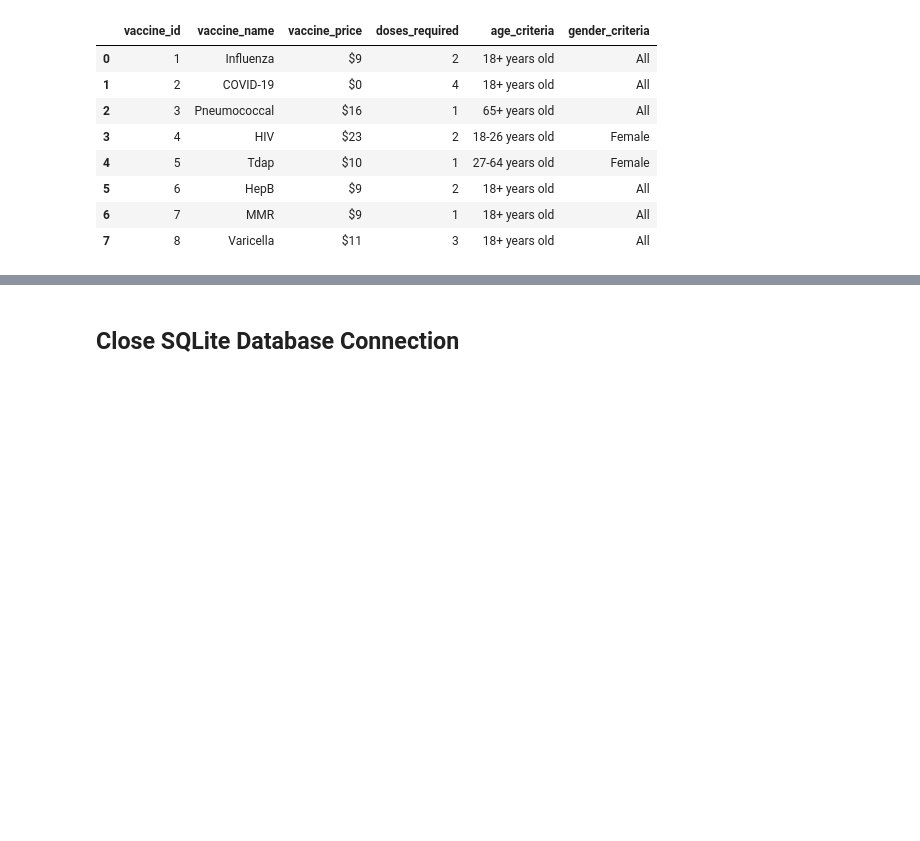
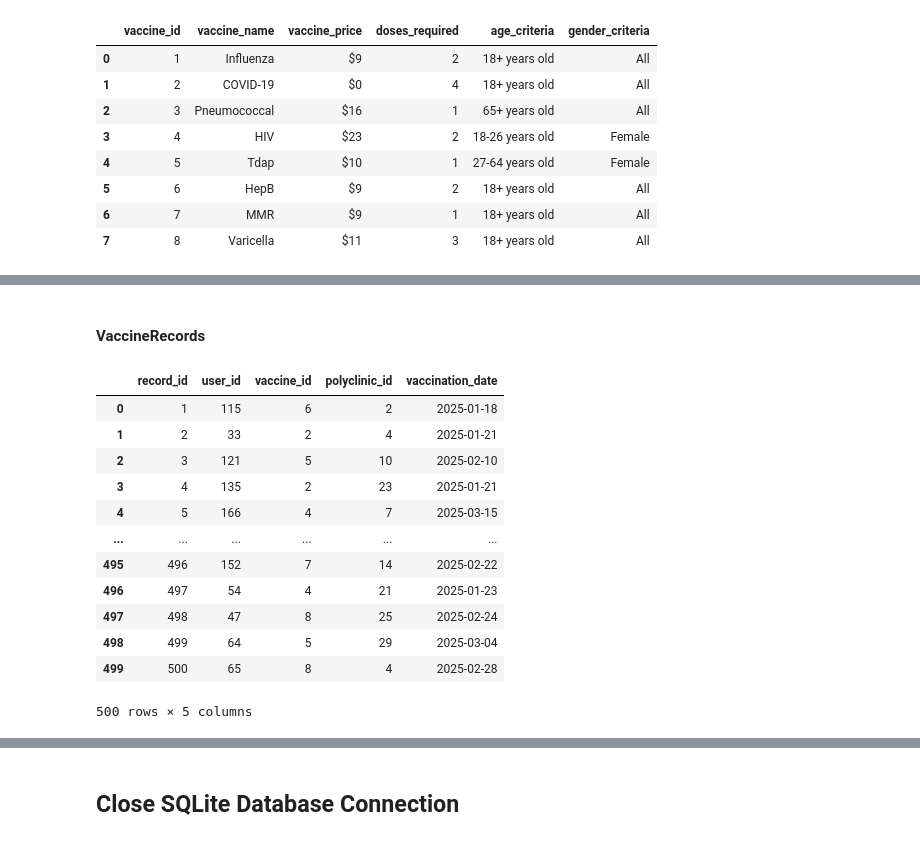
Before and after one commit to 0Upjh80d/agents, a Jupyter notebook: notebooks/query_database.ipynb, the cells around one changed output, grey strips where cells are left out. Cells and saved outputs as stored; diff of their text form; code cells hidden in the pictures; blank space fills up the shorter version.

```diff
--- a/notebooks/query_database.ipynb
+++ b/notebooks/query_database.ipynb
@@ -36,0 +189,23 @@ display(vaccines_df)
+# %% [markdown]
+#### VaccineRecords
+# %%
+# Query the Vaccines table
+query = "SELECT * FROM VaccineRecords"
+# Execute the query and load results into a DataFrame
+vaccinerecord_df = pd.read_sql(query, conn)
+# Display the results
+display(vaccinerecord_df)
+# %% [output]
+|  | record_id | user_id | vaccine_id | polyclinic_id | vaccination_date |
+| 0 | 1 | 115 | 6 | 2 | 2025-01-18 |
+| 1 | 2 | 33 | 2 | 4 | 2025-01-21 |
+| 2 | 3 | 121 | 5 | 10 | 2025-02-10 |
+| 3 | 4 | 135 | 2 | 23 | 2025-01-21 |
+| 4 | 5 | 166 | 4 | 7 | 2025-03-15 |
+| ... | ... | ... | ... | ... | ... |
+| 495 | 496 | 152 | 7 | 14 | 2025-02-22 |
+| 496 | 497 | 54 | 4 | 21 | 2025-01-23 |
+| 497 | 498 | 47 | 8 | 25 | 2025-02-24 |
+| 498 | 499 | 64 | 5 | 29 | 2025-03-04 |
+| 499 | 500 | 65 | 8 | 4 | 2025-02-28 |
+500 rows × 5 columns
```
Also changed, not shown: parts of 14 cells of this notebook.
